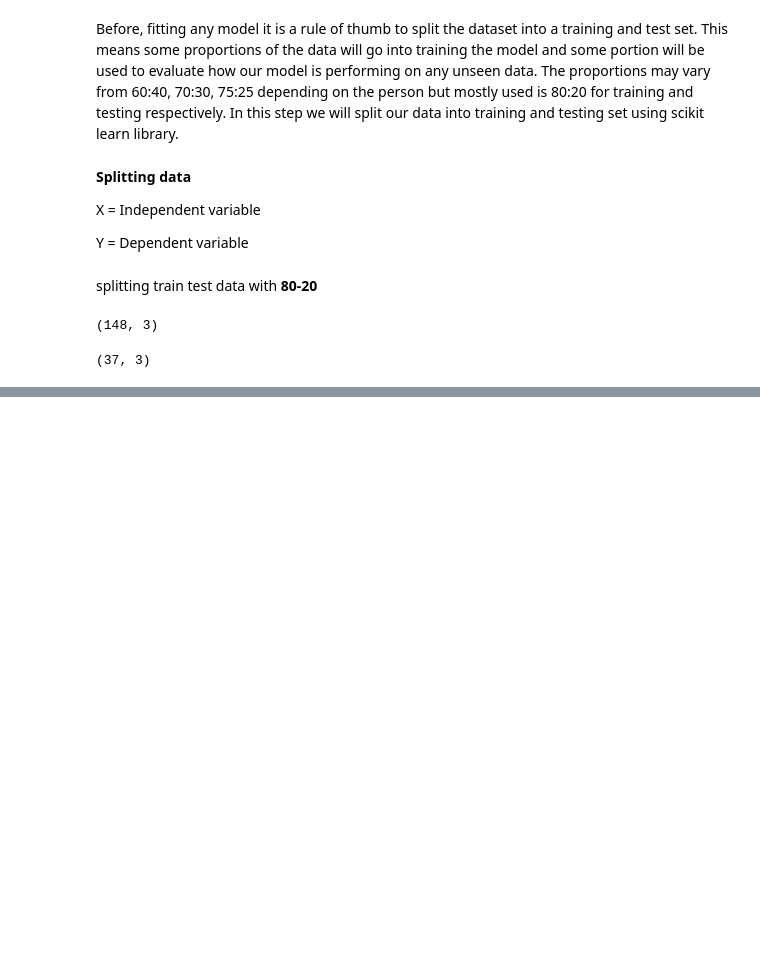
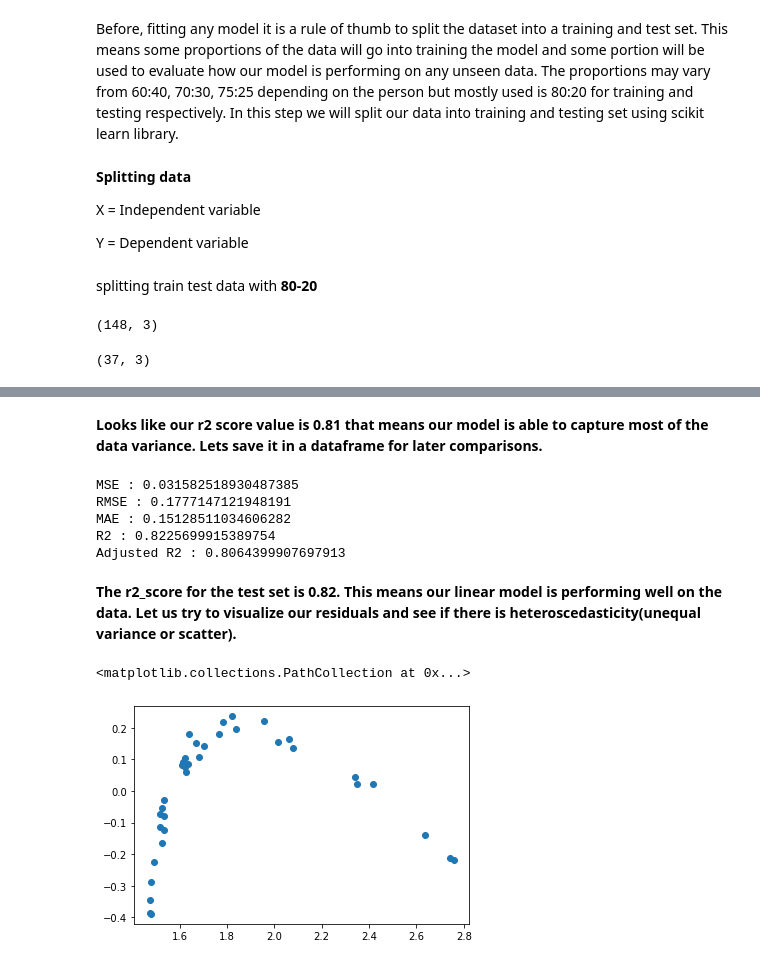
Before and after one commit to niteshgajakosh/yes-Bank-Stock-Closing_Price_Prediction, a Jupyter notebook: Yes_Bank_Stock_Closing_Price_Prediction.ipynb, the cells around one changed output, grey strips where cells are left out. Drawn from its saved outputs; the diff is of its cells as text; code cells hidden in the pictures; blank space fills up the shorter version.

```diff
--- a/Yes_Bank_Stock_Closing_Price_Prediction.ipynb
+++ b/Yes_Bank_Stock_Closing_Price_Prediction.ipynb
@@ -560,0 +593,4 @@ X_test.shape
+# %%
+#import the packages
+from sklearn.linear_model import LinearRegression
+reg= LinearRegression().fit(X_train, y_train)
@@ -560,0 +611,4 @@ X_test.shape
+# %%
+#get the X_train and X-test value
+y_pred_train=reg.predict(X_train)
+y_pred_test=reg.predict(X_test)
@@ -560,0 +646,2 @@ X_test.shape
+# %% [markdown]
+**Looks like our r2 score value is 0.81 that means our model is able to capture most of the data variance. Lets save it in a dataframe for later comparisons.**
@@ -560,0 +658,32 @@ X_test.shape
+# %%
+#import the packages
+from sklearn.metrics import mean_squared_error
+#calculate MSE
+MSE_lr= mean_squared_error(y_test, y_pred_test)
+print("MSE :",MSE_lr)
+
+#calculate RMSE
+RMSE_lr=np.sqrt(MSE_lr)
+print("RMSE :",RMSE_lr)
+
+
+#calculate MAE
+MAE_lr= mean_absolute_error(y_test, y_pred_test)
+print("MAE :",MAE_lr)
+
+
+#import the packages
+from sklearn.metrics import r2_score
+#calculate r2 and adjusted r2
+r2_lr= r2_score((y_test), (y_pred_test))
+print("R2 :",r2_lr)
+Adjusted_R2_lr = (1-(1-r2_score((y_test), (y_pred_test)))*((X_test.shape[0]-1)/(X_test.shape[0]-X_test.shape[1]-1)))
+print("Adjusted R2 :",Adjusted_R2_lr )
+# %% [output]
+MSE : 0.031582518930487385
+RMSE : 0.1777147121948191
+MAE : 0.15128511034606282
+R2 : 0.8225699915389754
+Adjusted R2 : 0.8064399907697913
+# %% [markdown]
+**The r2_score for the test set is 0.82. This means our linear model is performing well on the data. Let us try to visualize our residuals and see if there is heteroscedasticity(unequal variance or scatter).**
@@ -560,0 +700,6 @@ X_test.shape
+# %%
+### Heteroscadacity
+plt.scatter((y_pred_test),(y_test)-(y_pred_test))
+# %% [output]
+<matplotlib.collections.PathCollection at 0x...>
+[figure, added]
```
Also changed, not shown: parts of 32 cells of this notebook.
